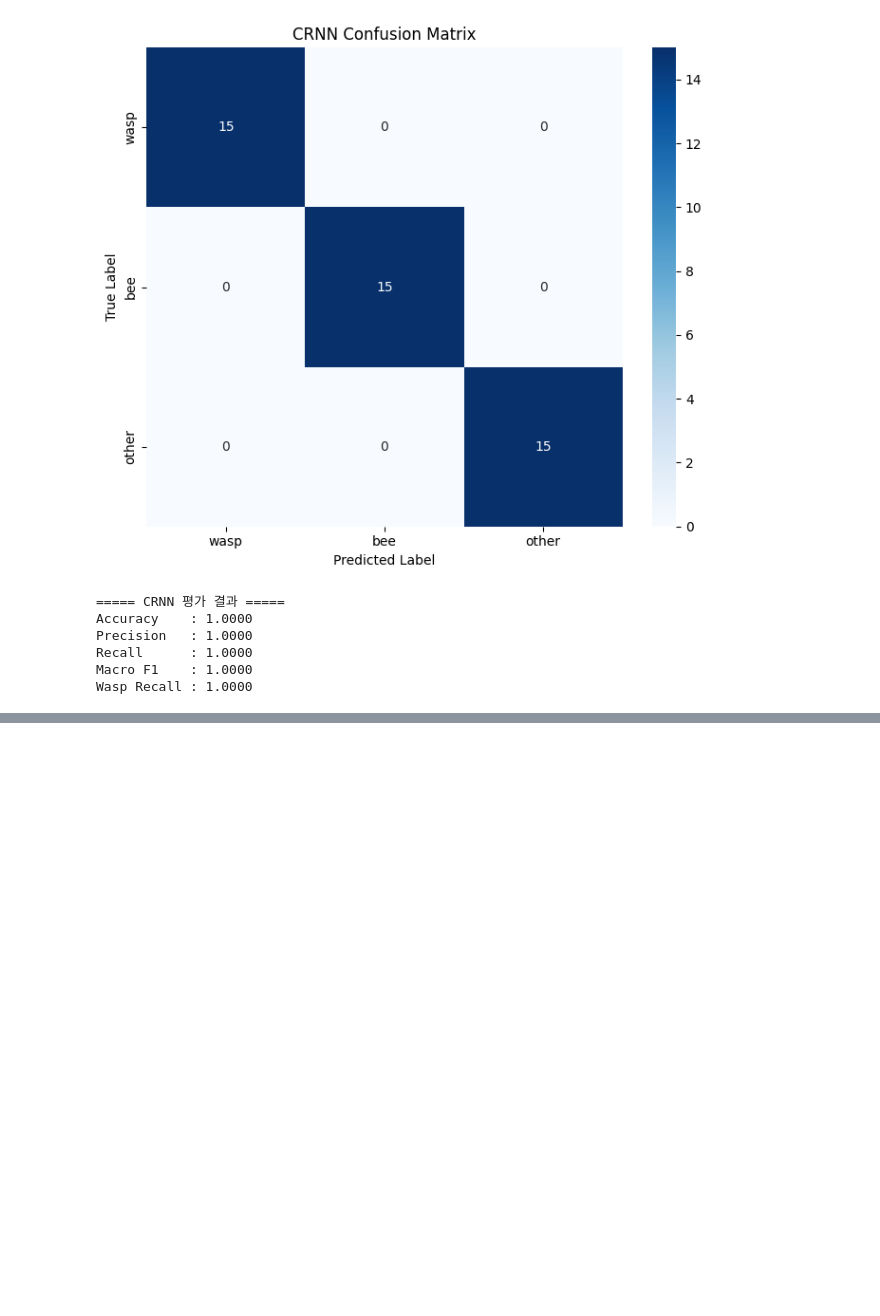
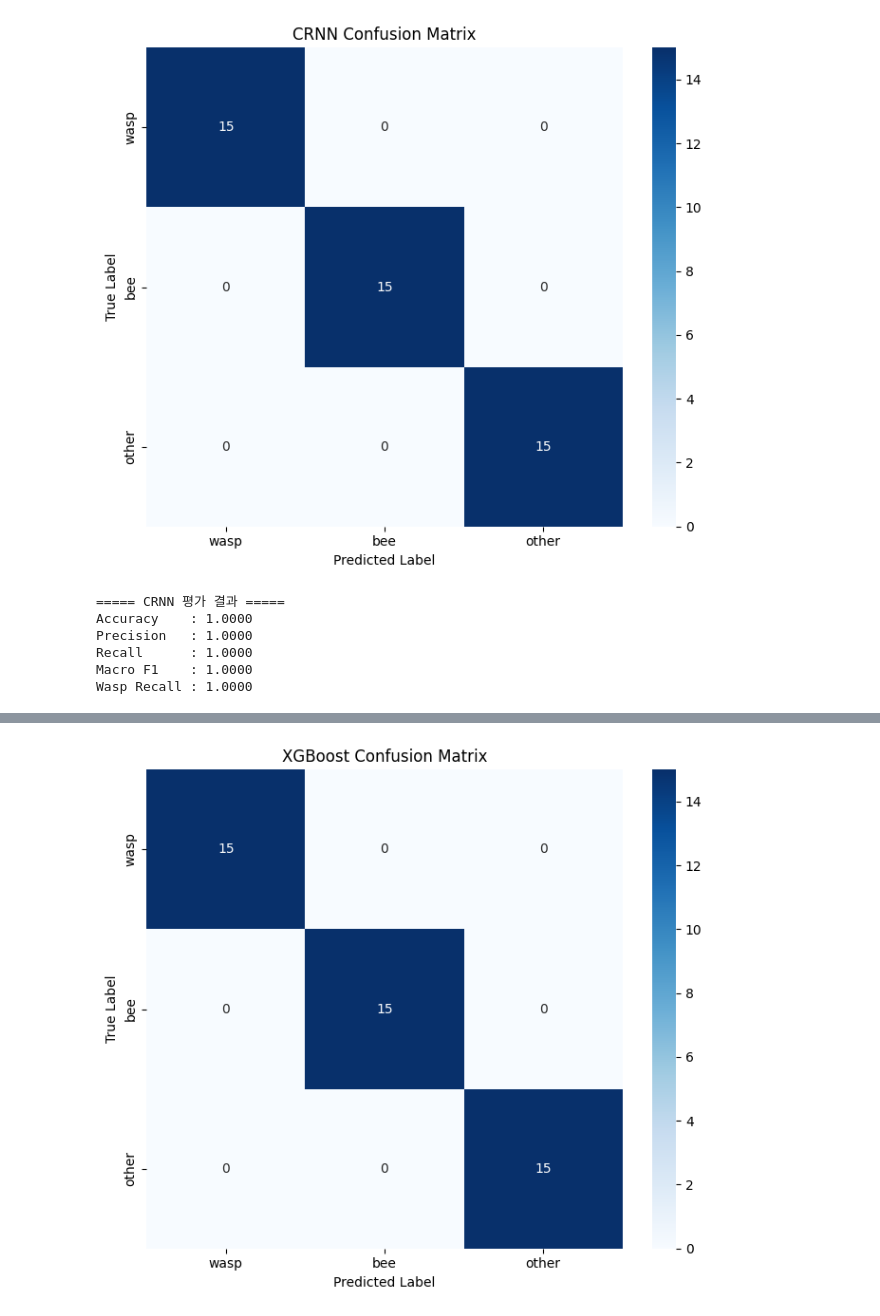
Before and after one commit to AI-First-Team-Project/Buzz, a Jupyter notebook: ai_model/sound_analysis.ipynb, the cells around one changed output, grey strips where cells are left out. Saved outputs shown, nothing was run; the diff lists cells and outputs as text; code cells hidden in the pictures; blank space fills up the shorter version.

```diff
--- a/ai_model/sound_analysis.ipynb
+++ b/ai_model/sound_analysis.ipynb
@@ -1468,0 +1835,16 @@ Wasp Recall : 1.0000
+# %%
+'''
+XGBoost 분류 모델 학습
+'''
+
+xgb_model = XGBClassifier(
+    n_estimators = 200,
+    learning_rate = 0.05,
+    max_depth = 6,
+    random_state = SEED,
+    eval_metric = 'mlogloss'
+)
+
+xgb_model.fit(X_train_ml, y_train_ml)
+
+print('XGBoost 학습 완료')
@@ -1468,0 +1853,79 @@ Wasp Recall : 1.0000
+# %%
+'''
+XGBoost 테스트셋 평가
+'''
+
+xgb_pred_classes = xgb_model.predict(X_test_ml)
+
+xgb_true_classes = y_test_ml
+
+print('===== XGBoost 분류 Report =====')
+
+print(classification_report(
+    xgb_true_classes,
+    xgb_pred_classes,
+    target_names = CLASSES,
+    zero_division = 0
+))
+
+# Confusion Matrix
+xgb_cm = confusion_matrix(xgb_true_classes, xgb_pred_classes)
+
+plt.figure(figsize = (7, 6))
+
+sns.heatmap(
+    xgb_cm,
+    annot = True,
+    fmt = 'd',
+    cmap = 'Blues',
+    xticklabels = CLASSES,
+    yticklabels = CLASSES
+)
+
+plt.title('XGBoost Confusion Matrix')
+plt.xlabel('Predicted Label')
+plt.ylabel('True Label')
+plt.tight_layout()
+plt.show()
+
+xgb_accuracy = accuracy_score(
+    xgb_true_classes,
+    xgb_pred_classes
+)
+
+xgb_precision = precision_score(
+    xgb_true_classes,
+    xgb_pred_classes,
+    average = 'macro',
+    zero_division = 0
+)
+
+xgb_recall = recall_score(
+    xgb_true_classes,
+    xgb_pred_classes,
+    average = 'macro',
+    zero_division = 0
+)
+
+xgb_f1 = f1_score(
+    xgb_true_classes,
+    xgb_pred_classes,
+    average = 'macro',
+    zero_division = 0
+)
+
+xgb_wasp_recall = recall_score(
+    xgb_true_classes,
+    xgb_pred_classes,
+    labels = [0],
+    average = 'macro',
+    zero_division = 0
+)
+
+print("===== XGBoost 평가 결과 =====")
+print(f"Accuracy    : {xgb_accuracy:.4f}")
+print(f"Precision   : {xgb_precision:.4f}")
+print(f"Recall      : {xgb_recall:.4f}")
+print(f"Macro F1    : {xgb_f1:.4f}")
+print(f"Wasp Recall : {xgb_wasp_recall:.4f}")
+# %% [output]
@@ -1468,0 +1942 @@ Wasp Recall : 1.0000
+[figure, added]
```
Also changed, not shown: parts of 38 cells of this notebook.
